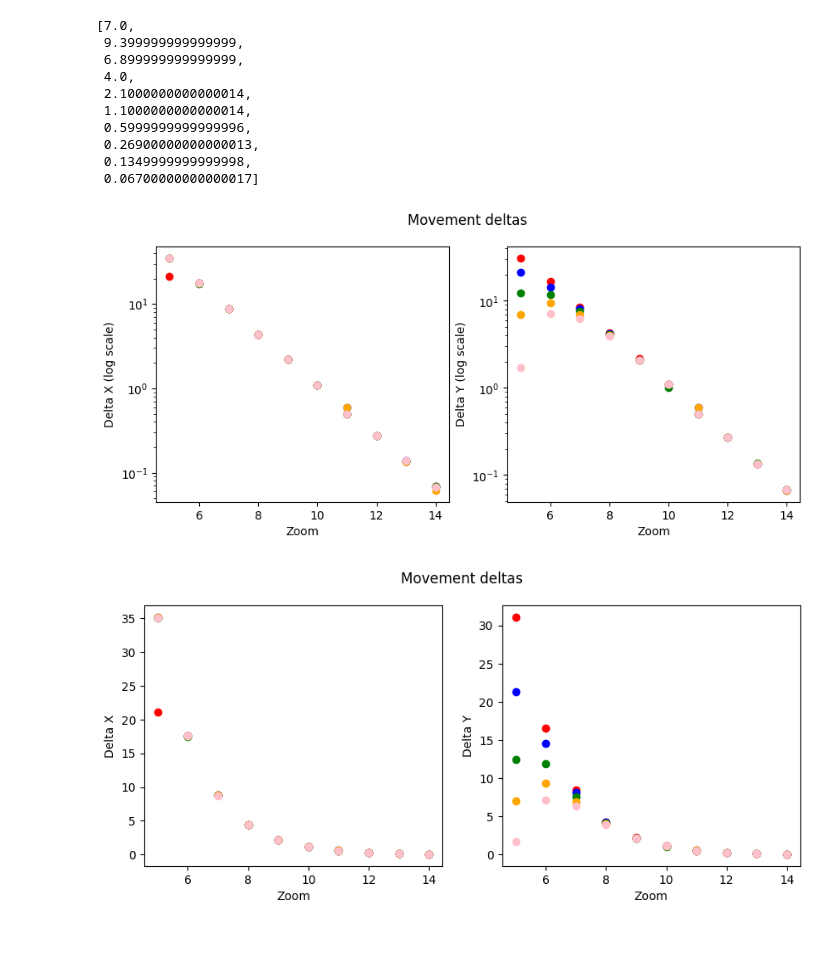
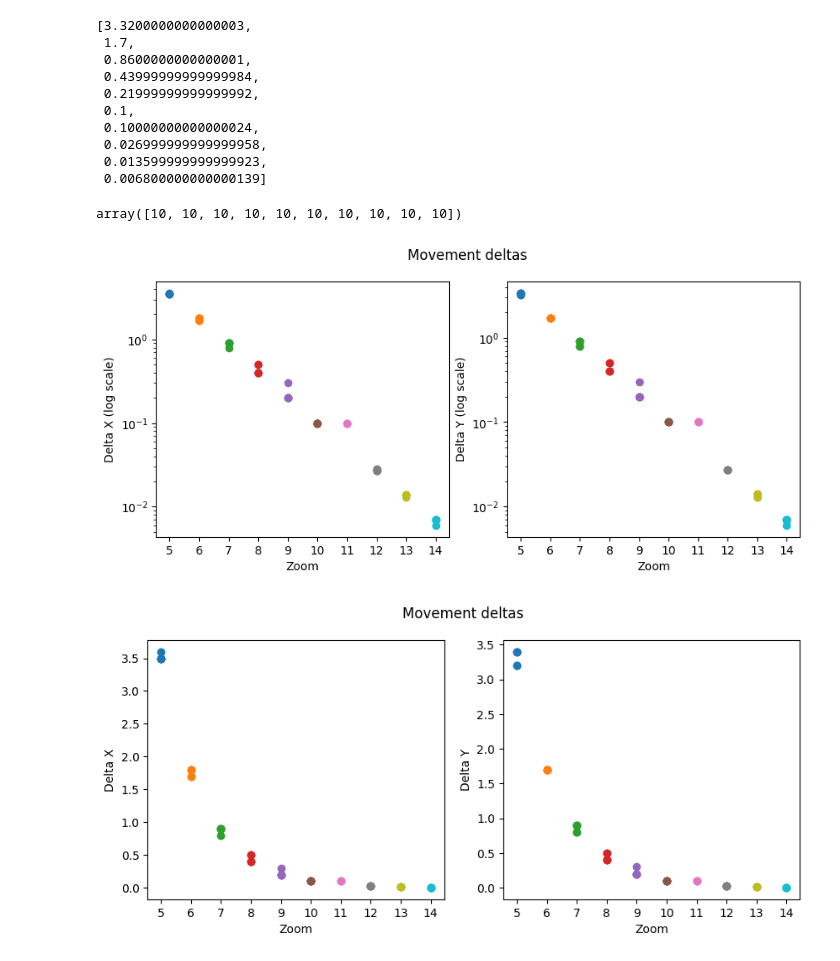
Before and after one commit to mvodya/marinetime-tracer, a Jupyter notebook: research/4-map-stepper-calibration.ipynb, the cells around one changed output. Drawn from its saved outputs; the diff is of its cells as text; code cells hidden in the pictures.

Commit message:
Done movement prototype

```diff
--- a/research/4-map-stepper-calibration.ipynb
+++ b/research/4-map-stepper-calibration.ipynb
@@ -124,7 +124,7 @@ for zoom in zoomes:
     driver.open(
         "https://www.marinetraffic.com/en/ais/home/centerx:10.0/centery:10.0/zoom:10")
     driver.sleep(3)
-    deltas = movementXCalcDelta(zoom, 10, 6)[1]
+    deltas = movementXCalcDelta(zoom, 5)
     dataDeltasX.append(deltas)
 dataDeltasX
 # %% [output]
@@ -151,7 +151,7 @@ for zoom in zoomes:
     driver.open(
         "https://www.marinetraffic.com/en/ais/home/centerx:10.0/centery:10.0/zoom:10")
     driver.sleep(3)
-    deltas = movementYCalcDelta(zoom, 10, 6)[1]
+    deltas = movementYCalcDelta(zoom, 5)
     dataDeltasY.append(deltas)
 dataDeltasY
 # %% [output]
@@ -188,62 +188,74 @@ dataDeltasY
 # %%
-[item[3] for item in dataDeltasY]
+[np.mean(item) for item in dataDeltasY]
 # %% [output]
-[7.0,
- 9.399999999999999,
- 6.899999999999999,
- 4.0,
- 2.1000000000000014,
- 1.1000000000000014,
- 0.5999999999999996,
- 0.26900000000000013,
- 0.1349999999999998,
- 0.06700000000000017]
+[3.3200000000000003,
+ 1.7,
+ 0.8600000000000001,
+ 0.43999999999999984,
+ 0.21999999999999992,
+ 0.1,
+ 0.10000000000000024,
+ 0.026999999999999958,
+ 0.013599999999999923,
+ 0.006800000000000139]
+# %%
+np.full(10, 10)
+# %% [output]
+array([10, 10, 10, 10, 10, 10, 10, 10, 10, 10])
 # %%
 fig, axs = plt.subplots(1, 2, figsize=(10, 4))
 
 fig.suptitle("Movement deltas")
 
-colors = ['red', 'blue', 'green', 'orange', 'pink']
-
 axs[0].set_yscale('log')
 axs[0].set_xlabel("Zoom")
 axs[0].set_ylabel("Delta X (log scale)")
+axs[0].set_xticks(zoomes, labels=zoomes)
 
-for i in range (5):
-  axs[0].scatter(zoomes, [item[i] for item in dataDeltasX], color=colors[i])
+for i in range(len(zoomes)):
+  zoom = zoomes[i]
+  deltas = dataDeltasX[i]
+  axs[0].scatter(np.full(len(deltas), zoom), deltas)
 
 axs[1].set_yscale('log')
 axs[1].set_xlabel("Zoom")
 axs[1].set_ylabel("Delta Y (log scale)")
+axs[1].set_xticks(zoomes, labels=zoomes)
 
-for i in range (5):
-  axs[1].scatter(zoomes, [item[i] for item in dataDeltasY], color=colors[i])
+for i in range(len(zoomes)):
+  zoom = zoomes[i]
+  deltas = dataDeltasY[i]
+  axs[1].scatter(np.full(len(deltas), zoom), deltas)
 
 plt.show()
 # %% [output]
-[figure, old version]
+[figure, new version]
 # %%
 fig, axs = plt.subplots(1, 2, figsize=(10, 4))
 
 fig.suptitle("Movement deltas")
 
-colors = ['red', 'blue', 'green', 'orange', 'pink']
-
 axs[0].set_xlabel("Zoom")
 axs[0].set_ylabel("Delta X")
+axs[0].set_xticks(zoomes, labels=zoomes)
 
-for i in range (5):
-  axs[0].scatter(zoomes, [item[i] for item in dataDeltasX], color=colors[i])
+for i in range(len(zoomes)):
+  zoom = zoomes[i]
+  deltas = dataDeltasX[i]
+  axs[0].scatter(np.full(len(deltas), zoom), deltas)
 
 axs[1].set_xlabel("Zoom")
 axs[1].set_ylabel("Delta Y")
+axs[1].set_xticks(zoomes, labels=zoomes)
 
-for i in range (5):
-  axs[1].scatter(zoomes, [item[i] for item in dataDeltasY], color=colors[i])
+for i in range(len(zoomes)):
+  zoom = zoomes[i]
+  deltas = dataDeltasY[i]
+  axs[1].scatter(np.full(len(deltas), zoom), deltas)
 
 plt.show()
 # %% [output]
-[figure, old version]
+[figure, new version]
 # %%
 stepsMapX = {}
 steps = [np.median(i) for i in dataDeltasX]
```
Also changed, not shown: parts of 32 cells of this notebook.
